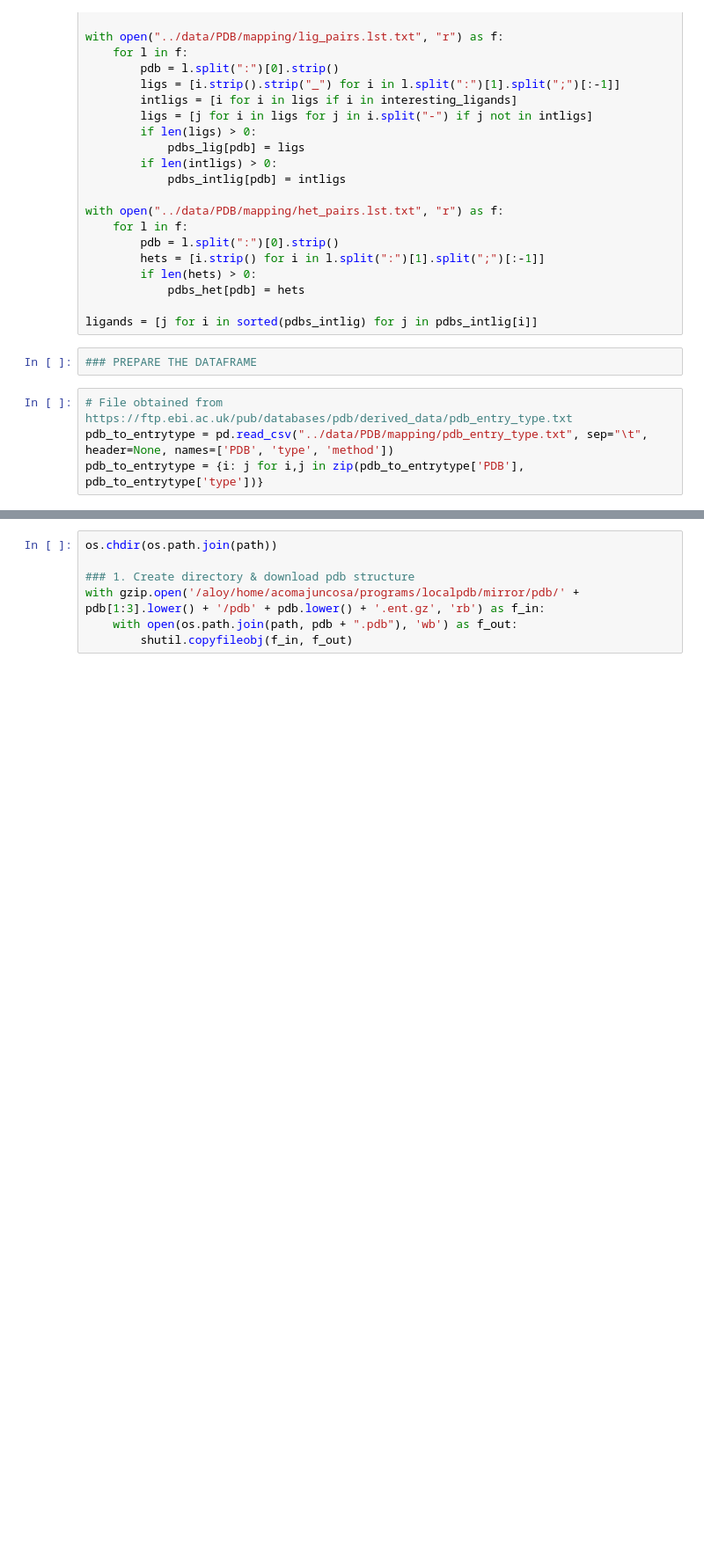
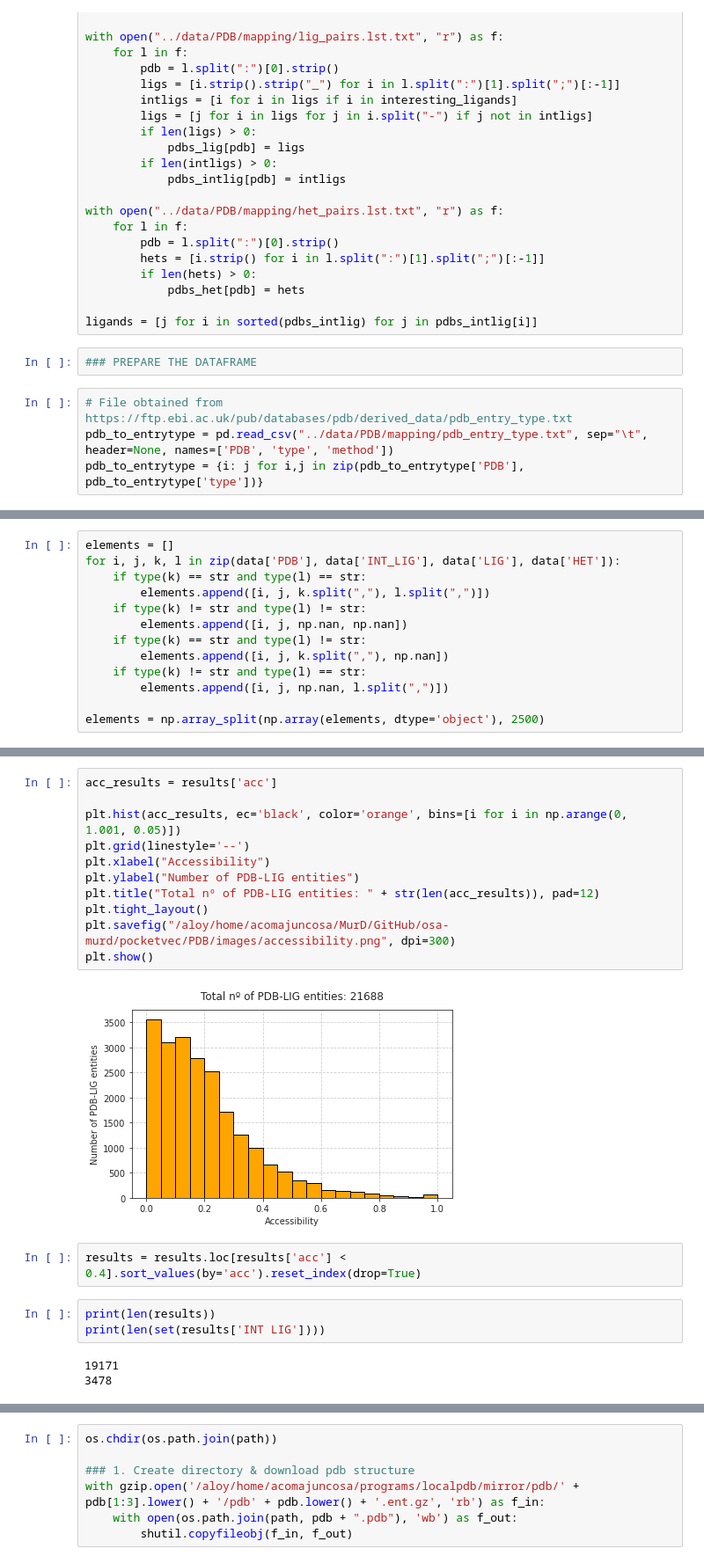
Before and after one commit to ersilia-os/osa-murd, a Jupyter notebook: notebooks/pocketvec_PDB.ipynb, the cells around one changed output, grey strips where cells are left out. Shown at 88% size. Saved outputs shown, nothing was run; the diff lists cells and outputs as text; blank space fills up the shorter version.

```diff
--- a/notebooks/pocketvec_PDB.ipynb
+++ b/notebooks/pocketvec_PDB.ipynb
@@ -169 +156,14 @@ Number of ligands: 86110
 Number of ligands [unique]: 28937
+# %%
+elements = []
+for i, j, k, l in zip(data['PDB'], data['INT_LIG'], data['LIG'], data['HET']):
+    if type(k) == str and type(l) == str:
+        elements.append([i, j, k.split(","), l.split(",")])
+    if type(k) != str and type(l) != str:
+        elements.append([i, j, np.nan, np.nan])
+    if type(k) == str and type(l) != str:
+        elements.append([i, j, k.split(","), np.nan])
+    if type(k) != str and type(l) == str:
+        elements.append([i, j, np.nan, l.split(",")])
+
+elements = np.array_split(np.array(elements, dtype='object'), 2500)
@@ -170 +241,22 @@ Number of ligands [unique]: 28937
+# %%
+acc_results = results['acc']
+
+plt.hist(acc_results, ec='black', color='orange', bins=[i for i in np.arange(0, 1.001, 0.05)])
+plt.grid(linestyle='--')
+plt.xlabel("Accessibility")
+plt.ylabel("Number of PDB-LIG entities")
+plt.title("Total nº of PDB-LIG entities: " + str(len(acc_results)), pad=12)
+plt.tight_layout()
+plt.savefig("/aloy/home/acomajuncosa/MurD/GitHub/osa-murd/pocketvec/PDB/images/accessibility.png", dpi=300)
+plt.show()
+# %% [output]
+[figure, added]
+# %%
+results = results.loc[results['acc'] < 0.4].sort_values(by='acc').reset_index(drop=True)
+# %%
+print(len(results))
+print(len(set(results['INT LIG'])))
+# %% [output]
+19171
+3478
 # %%
```
Also changed, not shown: parts of 20 cells of this notebook, 6 other files.
